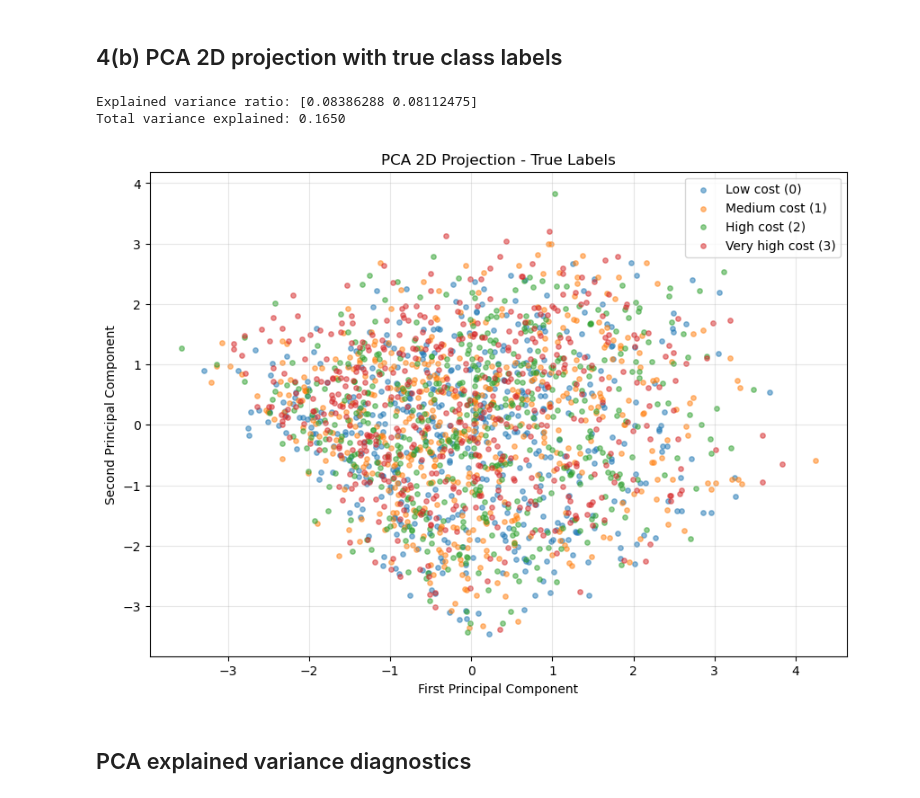
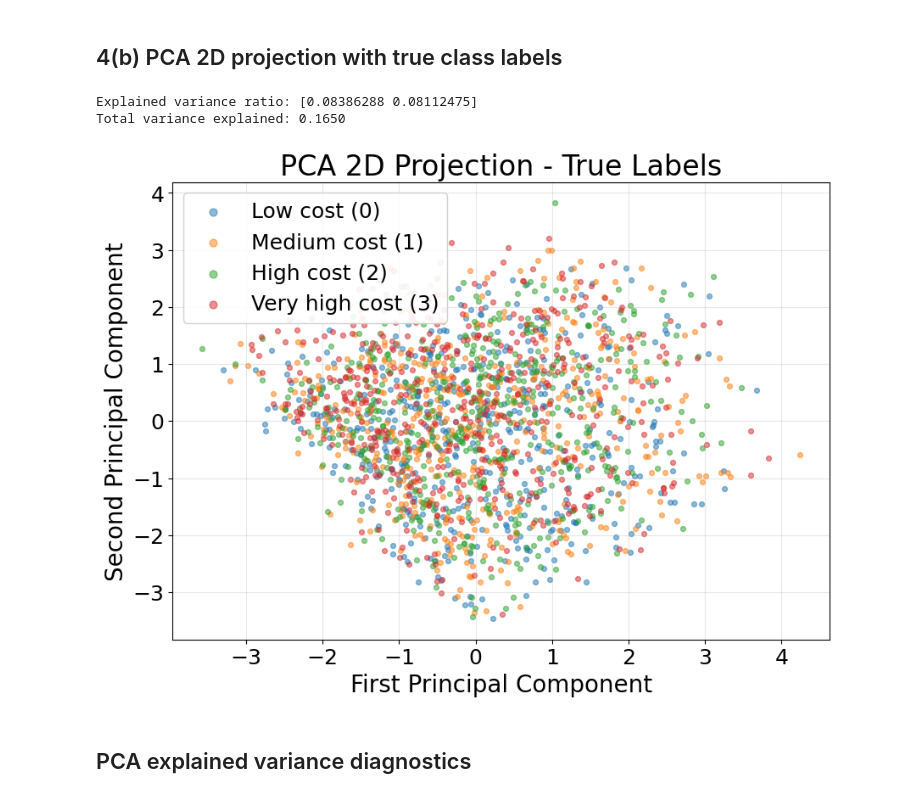
Before and after one commit to RaisoLiu/DM2026-Assignment-2, a Jupyter notebook: Q4_PCA_KMeans.ipynb, the cells around one changed output. Cells and saved outputs as stored; diff of their text form; code cells hidden in the pictures.

```diff
--- a/Q4_PCA_KMeans.ipynb
+++ b/Q4_PCA_KMeans.ipynb
@@ -30,29 +60,31 @@ Scaled features - mean: [ 0. -0. -0.], std: [1. 1. 1.]
 # %%
 # PCA projection to 2D
 pca = PCA(n_components=2)
 X_pca = pca.fit_transform(X_scaled)
 
 print(f"Explained variance ratio: {pca.explained_variance_ratio_}")
 print(f"Total variance explained: {pca.explained_variance_ratio_.sum():.4f}")
 
 # Scatter plot with true labels
 plt.figure(figsize=(10, 7))
 class_names = ['Low cost (0)', 'Medium cost (1)', 'High cost (2)', 'Very high cost (3)']
 colors = ['#1f77b4', '#ff7f0e', '#2ca02c', '#d62728']
 for label in range(4):
     mask = y == label
-    plt.scatter(X_pca[mask, 0], X_pca[mask, 1], c=colors[label], label=class_names[label], alpha=0.5, s=15)
-plt.xlabel('First Principal Component')
-plt.ylabel('Second Principal Component')
-plt.title('PCA 2D Projection - True Labels')
-plt.legend()
+    plt.scatter(X_pca[mask, 0], X_pca[mask, 1], c=colors[label], label=class_names[label], alpha=0.5, s=18)
+plt.xlabel('First Principal Component', fontsize=20)
+plt.ylabel('Second Principal Component', fontsize=20)
+plt.title('PCA 2D Projection - True Labels', fontsize=24)
+plt.xticks(fontsize=18)
+plt.yticks(fontsize=18)
+plt.legend(fontsize=18, markerscale=1.5, framealpha=0.9)
 plt.grid(True, alpha=0.3)
 plt.savefig('report/figures/q4b_pca_true_labels.png', dpi=150, bbox_inches='tight')
 plt.show()
 # %% [output]
 Explained variance ratio: [0.08386288 0.08112475]
 Total variance explained: 0.1650
-[figure, old version]
+[figure, new version]
 # %% [markdown]
 ## PCA explained variance diagnostics
 # %%
```
Also changed, not shown: parts of 2 cells of this notebook, 32 other files.
